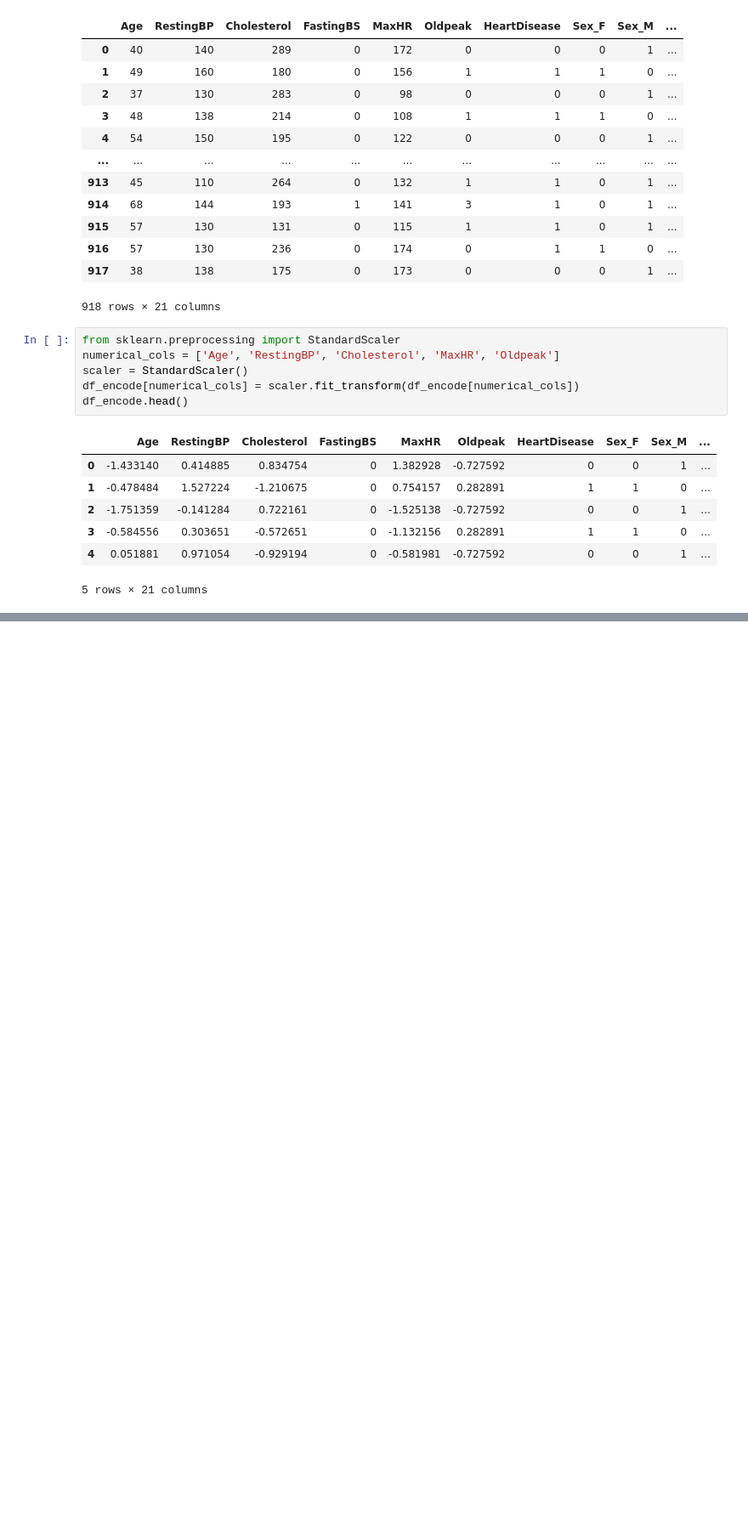
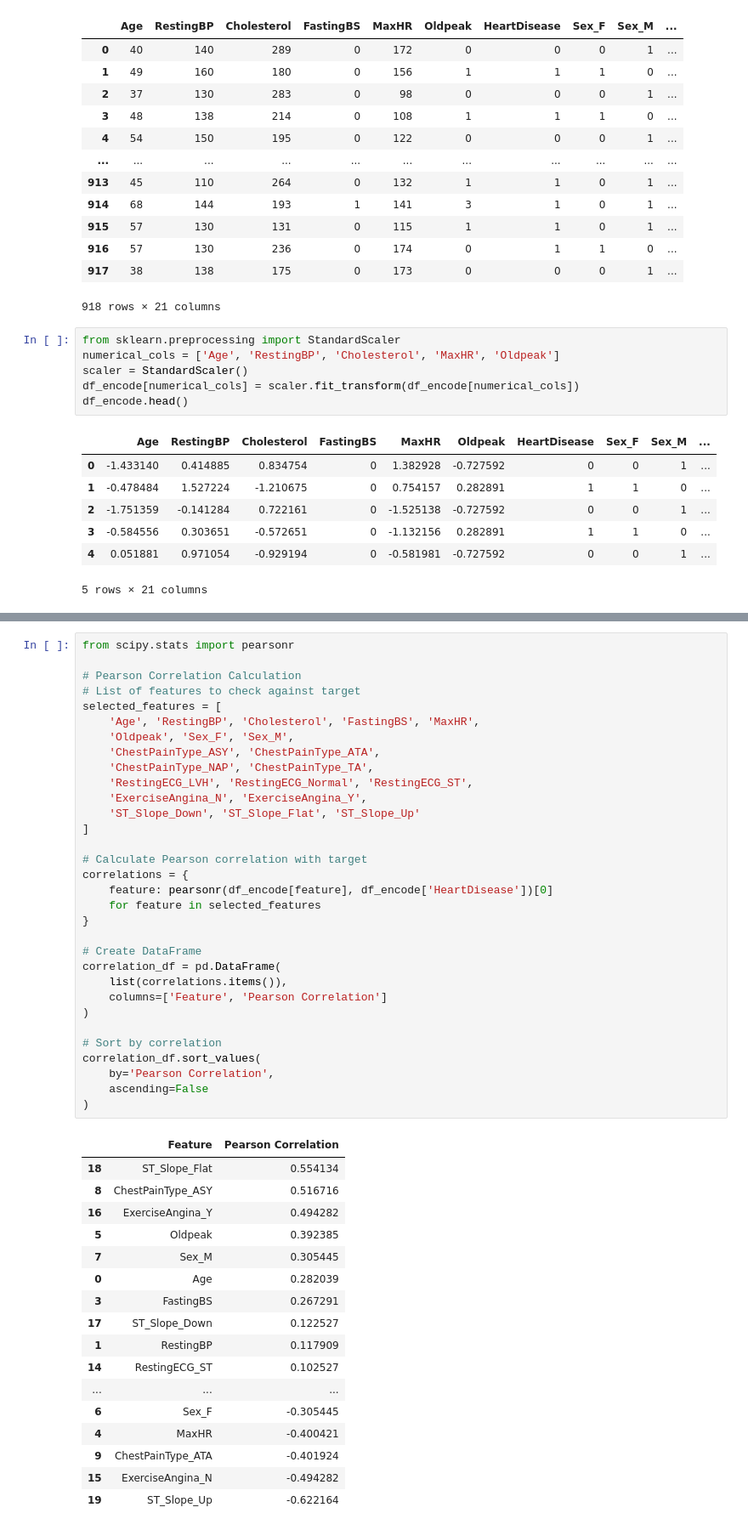
Before and after one commit to Afzal-22/Machine-Learning, a Jupyter notebook: Part-1/Heart.ipynb, the cells around one changed output, grey strips where cells are left out. Shown at 85% size. Saved outputs shown, nothing was run; the diff lists cells and outputs as text; blank space fills up the shorter version.

```diff
--- a/Part-1/Heart.ipynb
+++ b/Part-1/Heart.ipynb
@@ -310,0 +319,50 @@ df_encode.head()
+# %%
+from scipy.stats import pearsonr
+
+# Pearson Correlation Calculation
+# List of features to check against target
+selected_features = [
+    'Age', 'RestingBP', 'Cholesterol', 'FastingBS', 'MaxHR',
+    'Oldpeak', 'Sex_F', 'Sex_M',
+    'ChestPainType_ASY', 'ChestPainType_ATA',
+    'ChestPainType_NAP', 'ChestPainType_TA',
+    'RestingECG_LVH', 'RestingECG_Normal', 'RestingECG_ST',
+    'ExerciseAngina_N', 'ExerciseAngina_Y',
+    'ST_Slope_Down', 'ST_Slope_Flat', 'ST_Slope_Up'
+]
+
+# Calculate Pearson correlation with target
+correlations = {
+    feature: pearsonr(df_encode[feature], df_encode['HeartDisease'])[0]
+    for feature in selected_features
+}
+
+# Create DataFrame
+correlation_df = pd.DataFrame(
+    list(correlations.items()),
+    columns=['Feature', 'Pearson Correlation']
+)
+
+# Sort by correlation
+correlation_df.sort_values(
+    by='Pearson Correlation',
+    ascending=False
+)
+# %% [output]
+|  | Feature | Pearson Correlation |
+| 18 | ST_Slope_Flat | 0.554134 |
+| 8 | ChestPainType_ASY | 0.516716 |
+| 16 | ExerciseAngina_Y | 0.494282 |
+| 5 | Oldpeak | 0.392385 |
+| 7 | Sex_M | 0.305445 |
+| 0 | Age | 0.282039 |
+| 3 | FastingBS | 0.267291 |
+| 17 | ST_Slope_Down | 0.122527 |
+| 1 | RestingBP | 0.117909 |
+| 14 | RestingECG_ST | 0.102527 |
+| ... | ... | ... |
+| 6 | Sex_F | -0.305445 |
+| 4 | MaxHR | -0.400421 |
+| 9 | ChestPainType_ATA | -0.401924 |
+| 15 | ExerciseAngina_N | -0.494282 |
+| 19 | ST_Slope_Up | -0.622164 |
```
Also changed, not shown: parts of 7 cells of this notebook.
